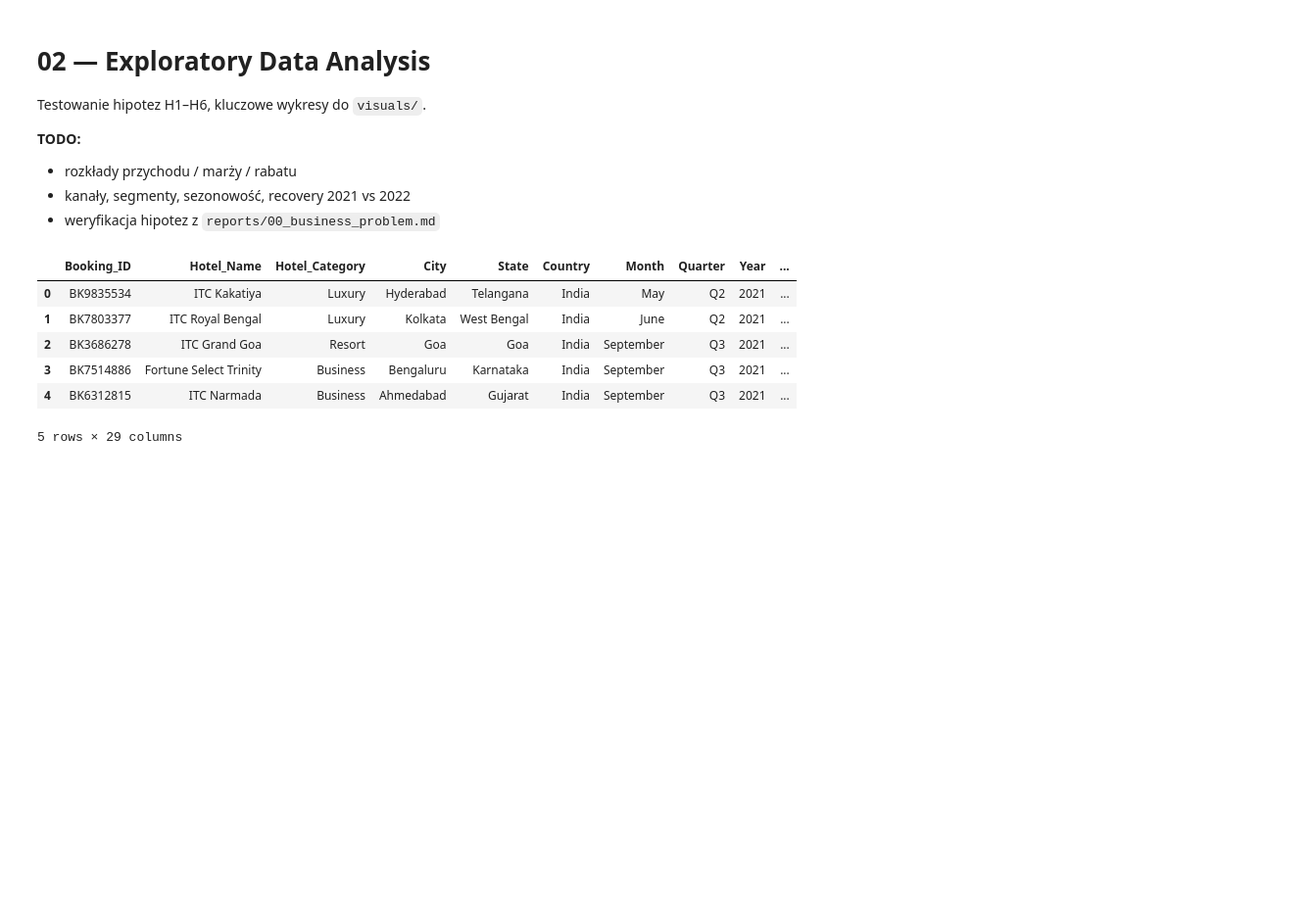
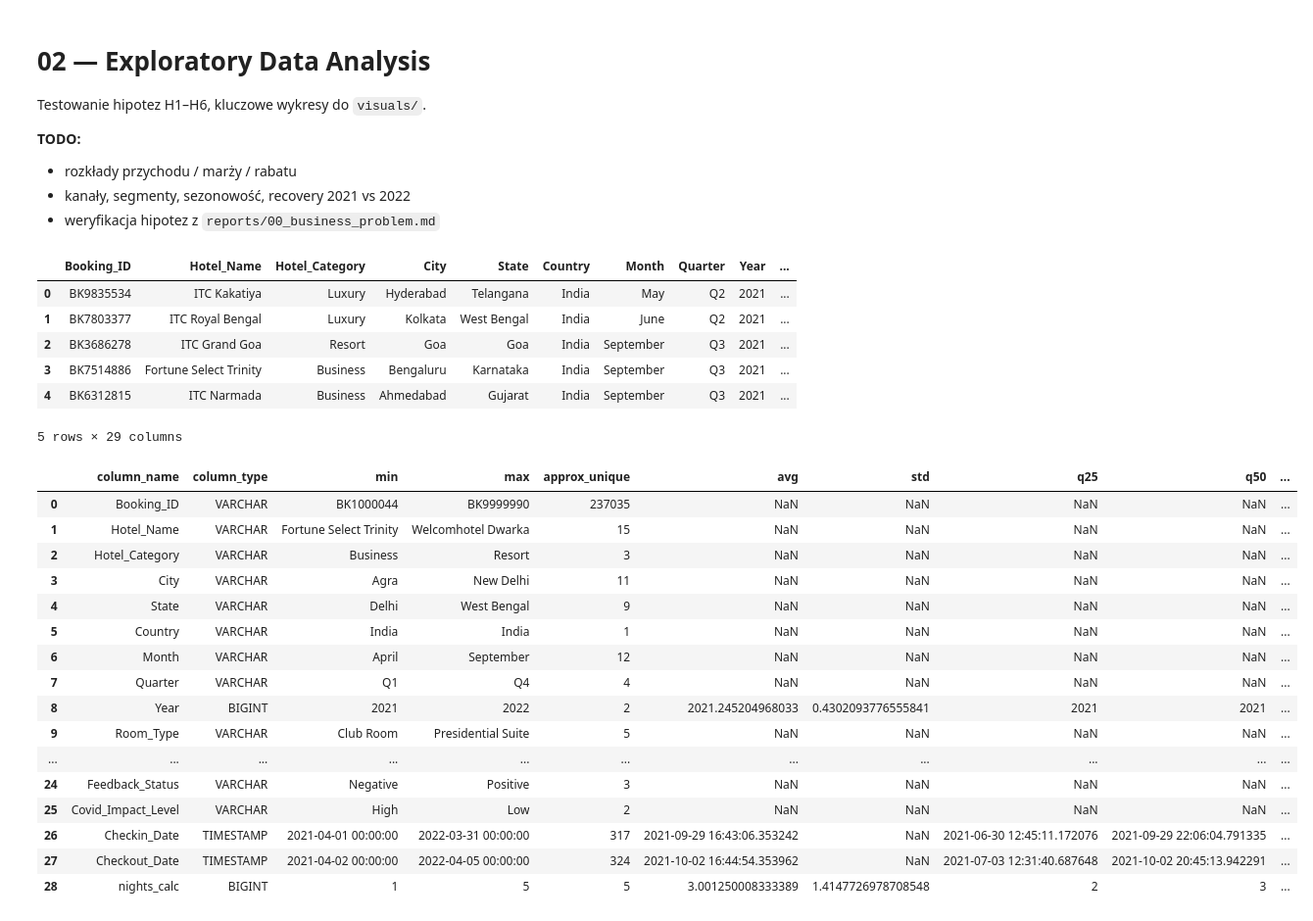
Before and after one commit to maksymzg/hotel-revenue-analytics, a Jupyter notebook: notebooks/02_eda.ipynb, the cells around one changed output. Shown at 98% size. Cells and saved outputs as stored; diff of their text form; code cells hidden in the pictures; blank space fills up the shorter version.

```diff
--- a/notebooks/02_eda.ipynb
+++ b/notebooks/02_eda.ipynb
@@ -33,3 +33,28 @@ display(df_preview)
 | 3 | BK7514886 | Fortune Select Trinity | Business | Bengaluru | Karnataka | India | September | Q3 | 2021 | ... |
 | 4 | BK6312815 | ITC Narmada | Business | Ahmedabad | Gujarat | India | September | Q3 | 2021 | ... |
 5 rows × 29 columns
+# %%
+query = """
+SUMMARIZE bookings;
+"""
+
+df_rooms = conn.execute(query).df()
+display(df_rooms)
+# %% [output]
+|  | column_name | column_type | min | max | approx_unique | avg | std | q25 | q50 | ... |
+| 0 | Booking_ID | VARCHAR | BK1000044 | BK9999990 | 237035 | NaN | NaN | NaN | NaN | ... |
+| 1 | Hotel_Name | VARCHAR | Fortune Select Trinity | Welcomhotel Dwarka | 15 | NaN | NaN | NaN | NaN | ... |
+| 2 | Hotel_Category | VARCHAR | Business | Resort | 3 | NaN | NaN | NaN | NaN | ... |
+| 3 | City | VARCHAR | Agra | New Delhi | 11 | NaN | NaN | NaN | NaN | ... |
+| 4 | State | VARCHAR | Delhi | West Bengal | 9 | NaN | NaN | NaN | NaN | ... |
+| 5 | Country | VARCHAR | India | India | 1 | NaN | NaN | NaN | NaN | ... |
+| 6 | Month | VARCHAR | April | September | 12 | NaN | NaN | NaN | NaN | ... |
+| 7 | Quarter | VARCHAR | Q1 | Q4 | 4 | NaN | NaN | NaN | NaN | ... |
+| 8 | Year | BIGINT | 2021 | 2022 | 2 | 2021.245204968033 | 0.4302093776555841 | 2021 | 2021 | ... |
+| 9 | Room_Type | VARCHAR | Club Room | Presidential Suite | 5 | NaN | NaN | NaN | NaN | ... |
+| ... | ... | ... | ... | ... | ... | ... | ... | ... | ... | ... |
+| 24 | Feedback_Status | VARCHAR | Negative | Positive | 3 | NaN | NaN | NaN | NaN | ... |
+| 25 | Covid_Impact_Level | VARCHAR | High | Low | 2 | NaN | NaN | NaN | NaN | ... |
+| 26 | Checkin_Date | TIMESTAMP | 2021-04-01 00:00:00 | 2022-03-31 00:00:00 | 317 | 2021-09-29 16:43:06.353242 | NaN | 2021-06-30 12:45:11.172076 | 2021-09-29 22:06:04.791335 | ... |
+| 27 | Checkout_Date | TIMESTAMP | 2021-04-02 00:00:00 | 2022-04-05 00:00:00 | 324 | 2021-10-02 16:44:54.353962 | NaN | 2021-07-03 12:31:40.687648 | 2021-10-02 20:45:13.942291 | ... |
+| 28 | nights_calc | BIGINT | 1 | 5 | 5 | 3.001250008333389 | 1.4147726978708548 | 2 | 3 | ... |
```
Also changed, not shown: parts of 6 cells of this notebook.
